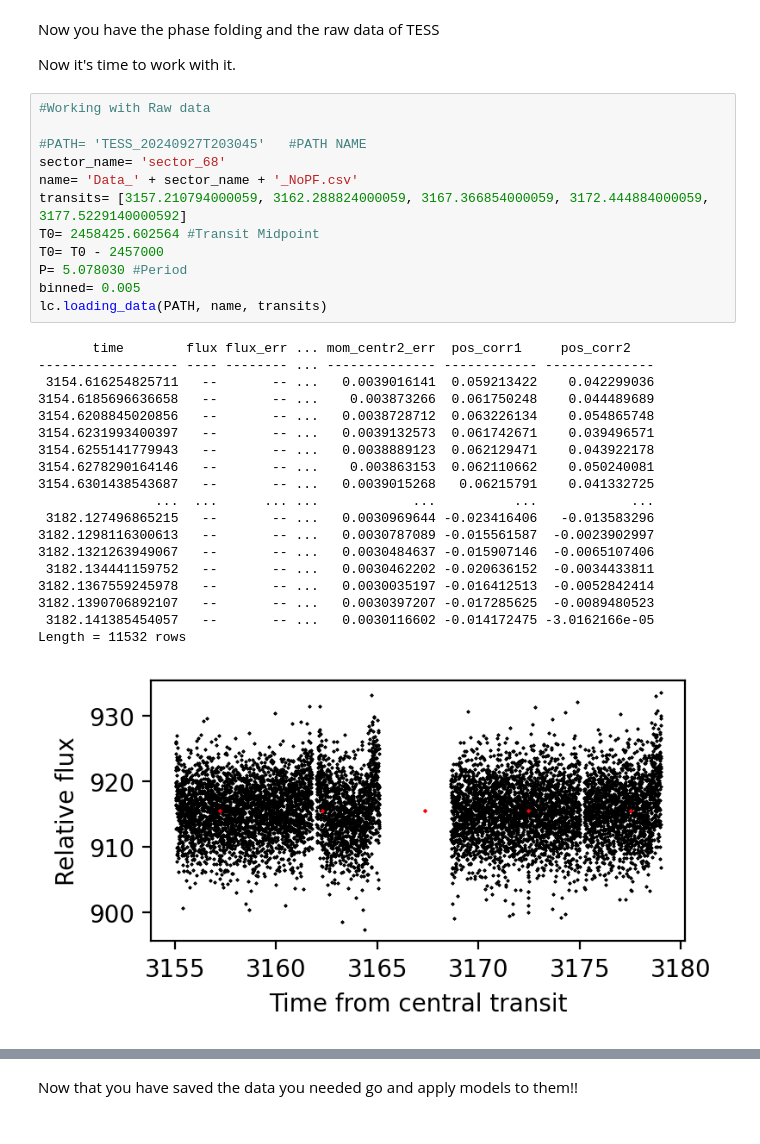
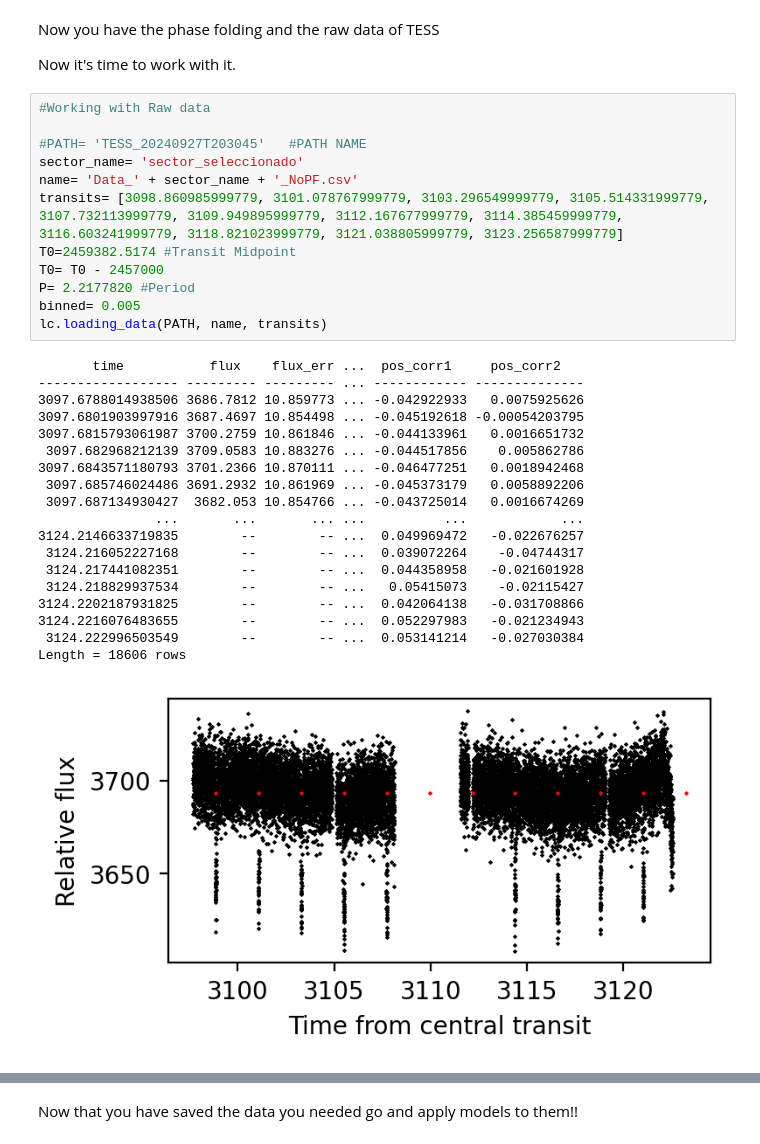
Before and after one commit to MasheLaNube/astroREBECCA, a Jupyter notebook: Tutorial_TESS.ipynb, the cells around one changed output, grey strips where cells are left out. Drawn from its saved outputs; the diff is of its cells as text.

```diff
--- a/Tutorial_TESS.ipynb
+++ b/Tutorial_TESS.ipynb
@@ -93,35 +83,35 @@ Now it's time to work with it.
 # %%
 #Working with Raw data
 
 #PATH= 'TESS_20240927T203045'   #PATH NAME
-sector_name= 'sector_68'
+sector_name= 'sector_seleccionado'
 name= 'Data_' + sector_name + '_NoPF.csv'
-transits= [3157.210794000059, 3162.288824000059, 3167.366854000059, 3172.444884000059, 3177.5229140000592]
-T0= 2458425.602564 #Transit Midpoint
+transits= [3098.860985999779, 3101.078767999779, 3103.296549999779, 3105.514331999779, 3107.732113999779, 3109.949895999779, 3112.167677999779, 3114.385459999779, 3116.603241999779, 3118.821023999779, 3121.038805999779, 3123.256587999779]
+T0=2459382.5174 #Transit Midpoint
 T0= T0 - 2457000
-P= 5.078030 #Period
+P= 2.2177820 #Period
 binned= 0.005
 lc.loading_data(PATH, name, transits)
 # %% [output]
-       time        flux flux_err ... mom_centr2_err  pos_corr1     pos_corr2
------------------- ---- -------- ... -------------- ------------ --------------
- 3154.616254825711   --       -- ...   0.0039016141  0.059213422    0.042299036
-3154.6185696636658   --       -- ...    0.003873266  0.061750248    0.044489689
-3154.6208845020856   --       -- ...   0.0038728712  0.063226134    0.054865748
-3154.6231993400397   --       -- ...   0.0039132573  0.061742671    0.039496571
-3154.6255141779943   --       -- ...   0.0038889123  0.062129471    0.043922178
-3154.6278290164146   --       -- ...    0.003863153  0.062110662    0.050240081
-3154.6301438543687   --       -- ...   0.0039015268   0.06215791    0.041332725
-               ...  ...      ... ...            ...          ...            ...
- 3182.127496865215   --       -- ...   0.0030969644 -0.023416406   -0.013583296
-3182.1298116300613   --       -- ...   0.0030787089 -0.015561587  -0.0023902997
-3182.1321263949067   --       -- ...   0.0030484637 -0.015907146  -0.0065107406
- 3182.134441159752   --       -- ...   0.0030462202 -0.020636152  -0.0034433811
-3182.1367559245978   --       -- ...   0.0030035197 -0.016412513  -0.0052842414
-3182.1390706892107   --       -- ...   0.0030397207 -0.017285625  -0.0089480523
- 3182.141385454057   --       -- ...   0.0030116602 -0.014172475 -3.0162166e-05
-Length = 11532 rows
+       time           flux    flux_err ...  pos_corr1     pos_corr2
+------------------ --------- --------- ... ------------ --------------
+3097.6788014938506 3686.7812 10.859773 ... -0.042922933   0.0075925626
+3097.6801903997916 3687.4697 10.854498 ... -0.045192618 -0.00054203795
+3097.6815793061987 3700.2759 10.861846 ... -0.044133961   0.0016651732
+ 3097.682968212139 3709.0583 10.883276 ... -0.044517856    0.005862786
+3097.6843571180793 3701.2366 10.870111 ... -0.046477251   0.0018942468
+ 3097.685746024486 3691.2932 10.861969 ... -0.045373179   0.0058892206
+ 3097.687134930427  3682.053 10.854766 ... -0.043725014   0.0016674269
+               ...       ...       ... ...          ...            ...
+3124.2146633719835        --        -- ...  0.049969472   -0.022676257
+ 3124.216052227168        --        -- ...  0.039072264    -0.04744317
+ 3124.217441082351        --        -- ...  0.044358958   -0.021601928
+ 3124.218829937534        --        -- ...   0.05415073    -0.02115427
+3124.2202187931825        --        -- ...  0.042064138   -0.031708866
+3124.2216076483655        --        -- ...  0.052297983   -0.021234943
+ 3124.222996503549        --        -- ...  0.053141214   -0.027030384
+Length = 18606 rows
-[figure, old version]
+[figure, new version]
 # %%
 #Sepparating the possible transits.
 #Your goal is to determinate if the transit is worth for saving
```
Also changed, not shown: parts of 7 cells of this notebook.
